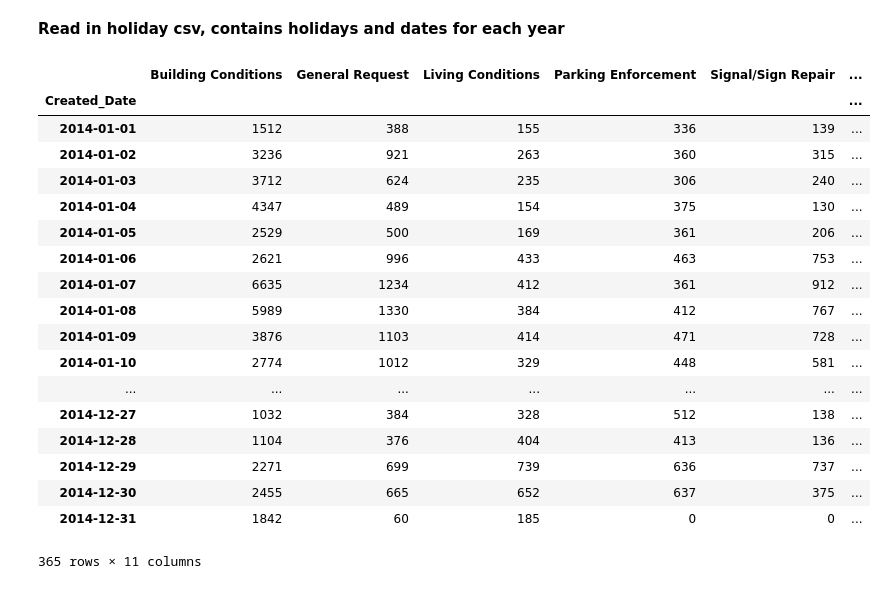
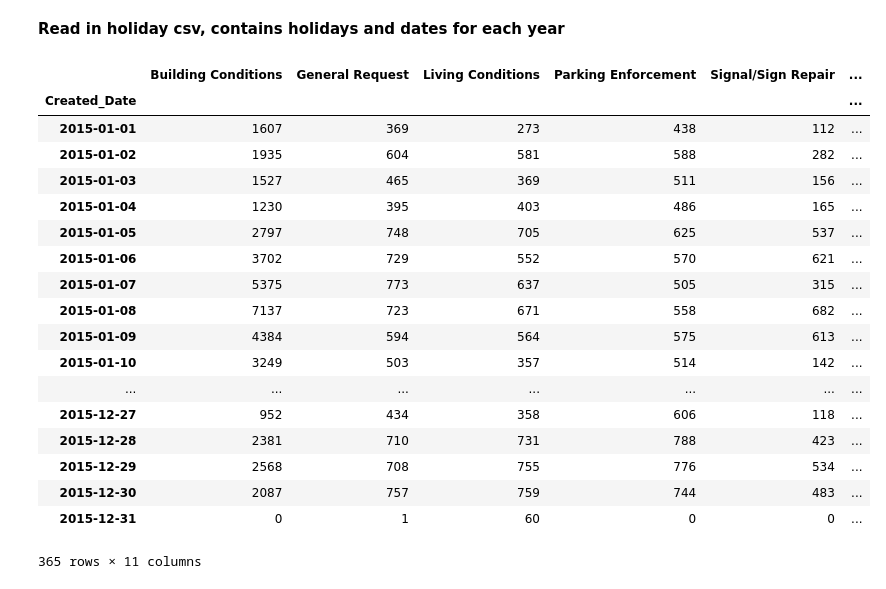
Before and after one commit to Whitepatrick/311_holidays, a Jupyter notebook: clean_data/final/nyc/problem.ipynb, the cells around one changed output. Cells and saved outputs as stored; diff of their text form; code cells hidden in the pictures.

```diff
--- a/clean_data/final/nyc/problem.ipynb
+++ b/clean_data/final/nyc/problem.ipynb
@@ -50,25 +91,27 @@ df_2015.columns = ['Building Conditions', 'General Request', 'Living Conditions'
 df_holidays = pd.read_csv('../../../holidays.csv', parse_dates=['2014_date', '2015_date'])
 # %%
 df_holidays2 = df_holidays.set_index('2014_date')
+df_holidays3 = df_holidays.set_index('2015_date')
 # %%
 df_2014.join(df_holidays2, lsuffix='_')
+df_2015.join(df_holidays3, lsuffix='_')
 # %% [output]
 |  | Building Conditions | General Request | Living Conditions | Parking Enforcement | Signal/Sign Repair | ... |
 | Created_Date |  |  |  |  |  | ... |
-| 2014-01-01 | 1512 | 388 | 155 | 336 | 139 | ... |
-| 2014-01-02 | 3236 | 921 | 263 | 360 | 315 | ... |
-| 2014-01-03 | 3712 | 624 | 235 | 306 | 240 | ... |
-| 2014-01-04 | 4347 | 489 | 154 | 375 | 130 | ... |
-| 2014-01-05 | 2529 | 500 | 169 | 361 | 206 | ... |
-| 2014-01-06 | 2621 | 996 | 433 | 463 | 753 | ... |
-| 2014-01-07 | 6635 | 1234 | 412 | 361 | 912 | ... |
-| 2014-01-08 | 5989 | 1330 | 384 | 412 | 767 | ... |
-| 2014-01-09 | 3876 | 1103 | 414 | 471 | 728 | ... |
-| 2014-01-10 | 2774 | 1012 | 329 | 448 | 581 | ... |
+| 2015-01-01 | 1607 | 369 | 273 | 438 | 112 | ... |
+| 2015-01-02 | 1935 | 604 | 581 | 588 | 282 | ... |
+| 2015-01-03 | 1527 | 465 | 369 | 511 | 156 | ... |
+| 2015-01-04 | 1230 | 395 | 403 | 486 | 165 | ... |
+| 2015-01-05 | 2797 | 748 | 705 | 625 | 537 | ... |
+| 2015-01-06 | 3702 | 729 | 552 | 570 | 621 | ... |
+| 2015-01-07 | 5375 | 773 | 637 | 505 | 315 | ... |
+| 2015-01-08 | 7137 | 723 | 671 | 558 | 682 | ... |
+| 2015-01-09 | 4384 | 594 | 564 | 575 | 613 | ... |
+| 2015-01-10 | 3249 | 503 | 357 | 514 | 142 | ... |
 | ... | ... | ... | ... | ... | ... | ... |
-| 2014-12-27 | 1032 | 384 | 328 | 512 | 138 | ... |
-| 2014-12-28 | 1104 | 376 | 404 | 413 | 136 | ... |
-| 2014-12-29 | 2271 | 699 | 739 | 636 | 737 | ... |
-| 2014-12-30 | 2455 | 665 | 652 | 637 | 375 | ... |
-| 2014-12-31 | 1842 | 60 | 185 | 0 | 0 | ... |
+| 2015-12-27 | 952 | 434 | 358 | 606 | 118 | ... |
+| 2015-12-28 | 2381 | 710 | 731 | 788 | 423 | ... |
+| 2015-12-29 | 2568 | 708 | 755 | 776 | 534 | ... |
+| 2015-12-30 | 2087 | 757 | 759 | 744 | 483 | ... |
+| 2015-12-31 | 0 | 1 | 60 | 0 | 0 | ... |
 365 rows × 11 columns
```
Also changed, not shown: parts of 27 cells of this notebook, 10 other files.
